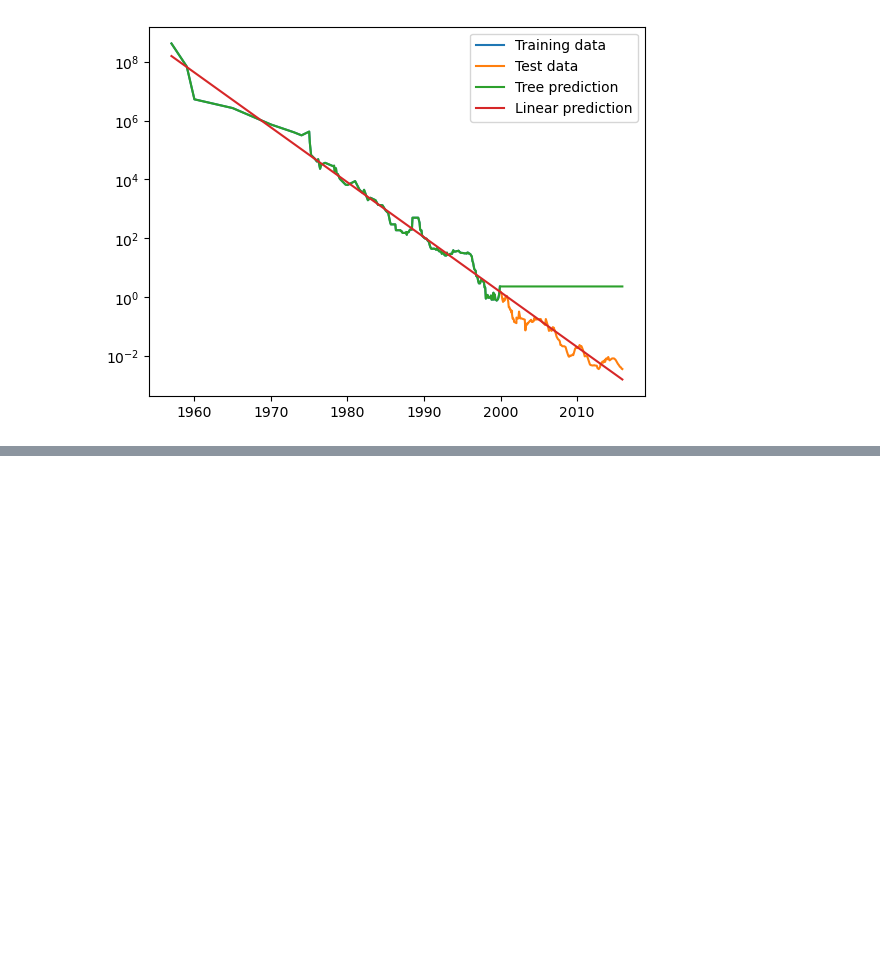
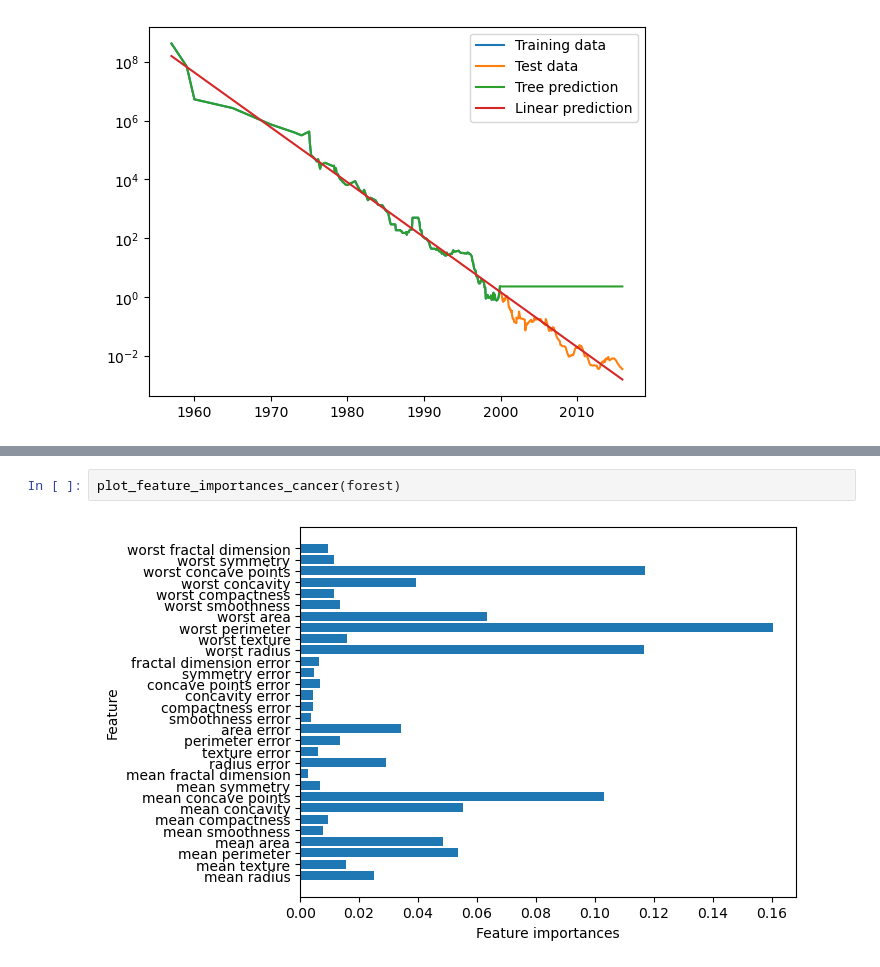
Before and after one commit to sukesantsu0930/AI_practice, a Jupyter notebook: scikit_learn_textbook.ipynb, the cells around one changed output, grey strips where cells are left out. Cells and saved outputs as stored; diff of their text form; blank space fills up the shorter version.

```diff
--- a/scikit_learn_textbook.ipynb
+++ b/scikit_learn_textbook.ipynb
@@ -740,0 +785,4 @@ plt.legend()
+# %%
+plot_feature_importances_cancer(forest)
+# %% [output]
+[figure, added]
```
Also changed, not shown: parts of 25 cells of this notebook, 2 other files.
